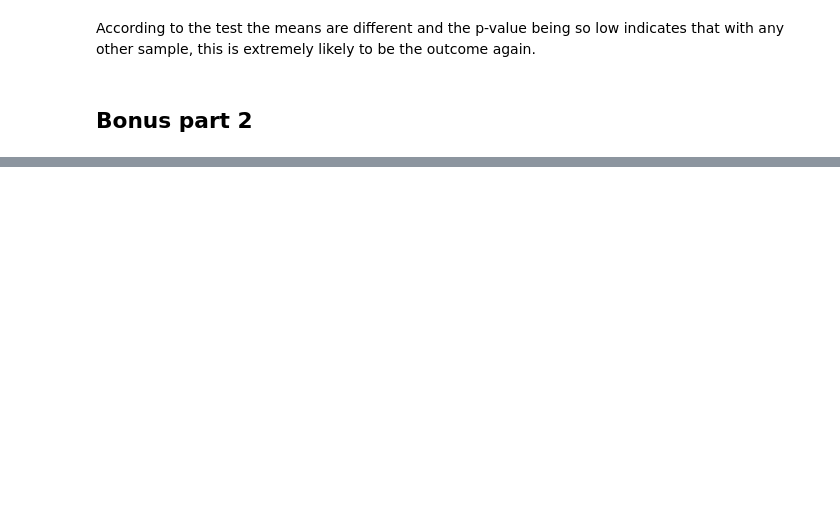
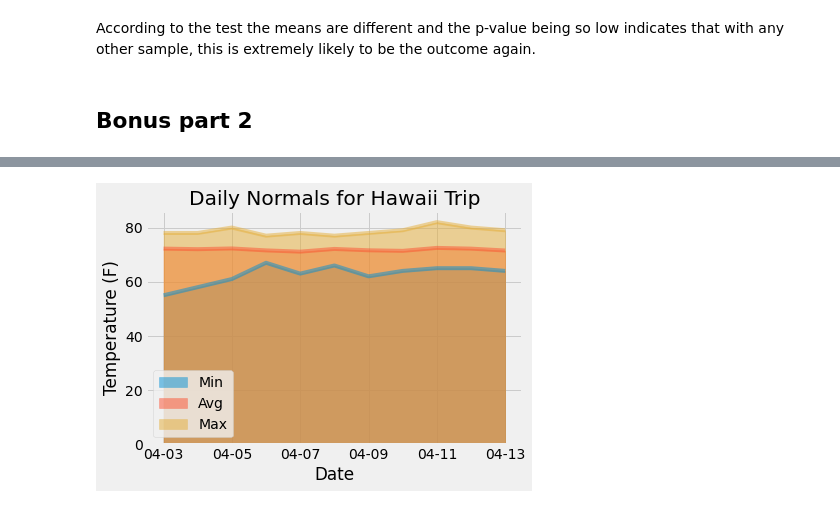
Before and after one commit to JoeKell/HonoluluClimateAnalysisAndApp, a Jupyter notebook: climate_analysis.ipynb, the cells around one changed output, grey strips where cells are left out. Cells and saved outputs as stored; diff of their text form; code cells hidden in the pictures; blank space fills up the shorter version.

```diff
--- a/climate_analysis.ipynb
+++ b/climate_analysis.ipynb
@@ -242,0 +340,9 @@ Trip_df.head()
+# %%
+# Plot the daily normals as an area plot with `stacked=False`
+Trip_df.plot.area(stacked=False)
+plt.ylabel("Temperature (F)")
+plt.title("Daily Normals for Hawaii Trip")
+plt.show()
+#Although this is what was asked, using an area chart instead of a line chart here is a mistake. There is no value added by filling in the area.
+# %% [output]
+[figure, added]
```
Also changed, not shown: parts of 22 cells of this notebook.
